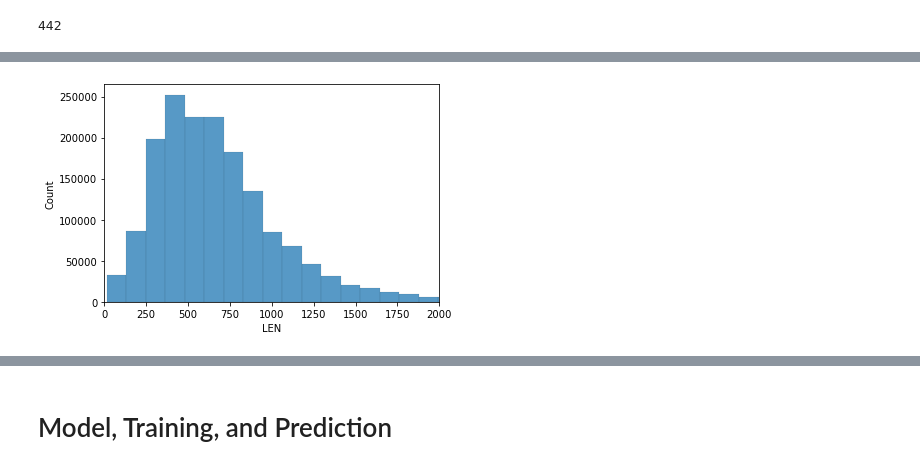
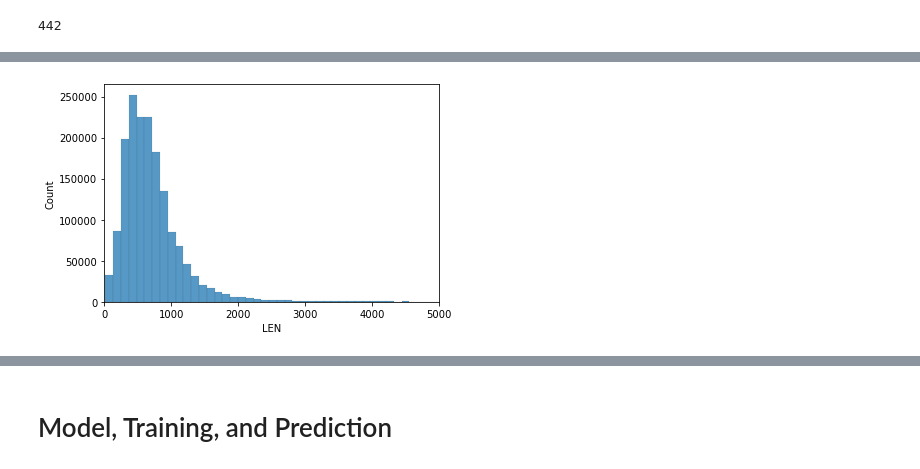
Before and after one commit to broham6/Sparse_Kaggle_Competition, a Jupyter notebook: XGBoost_kaggle.ipynb, the cells around one changed output, grey strips where cells are left out. Saved outputs shown, nothing was run; the diff lists cells and outputs as text; code cells hidden in the pictures.

```diff
--- a/XGBoost_kaggle.ipynb
+++ b/XGBoost_kaggle.ipynb
@@ -93,3 +145,5 @@ df_tr[["YR", "MON", "DAY", "HR", "WK"]] = df_tr[["TIMESTAMP"]].apply(parse_time,
 # %%
+df_tr.drop('MISSING_DATA', axis=1, inplace=True)
+df_tr.drop('TRIP_ID', axis=1, inplace=True)
 df_tr.head()
 # %% [output]
@@ -189,6 +206,6 @@ plt.show()
 # %%
 sns.histplot(data=df_tr, x="LEN", bins=500)
-plt.xlim(0, 2000)
+plt.xlim(0, 5000)
 plt.show() # right skewed histogram->peak at around ~400
 # %% [output]
-[figure, old version]
+[figure, new version]
```
Also changed, not shown: parts of 60 cells of this notebook.
